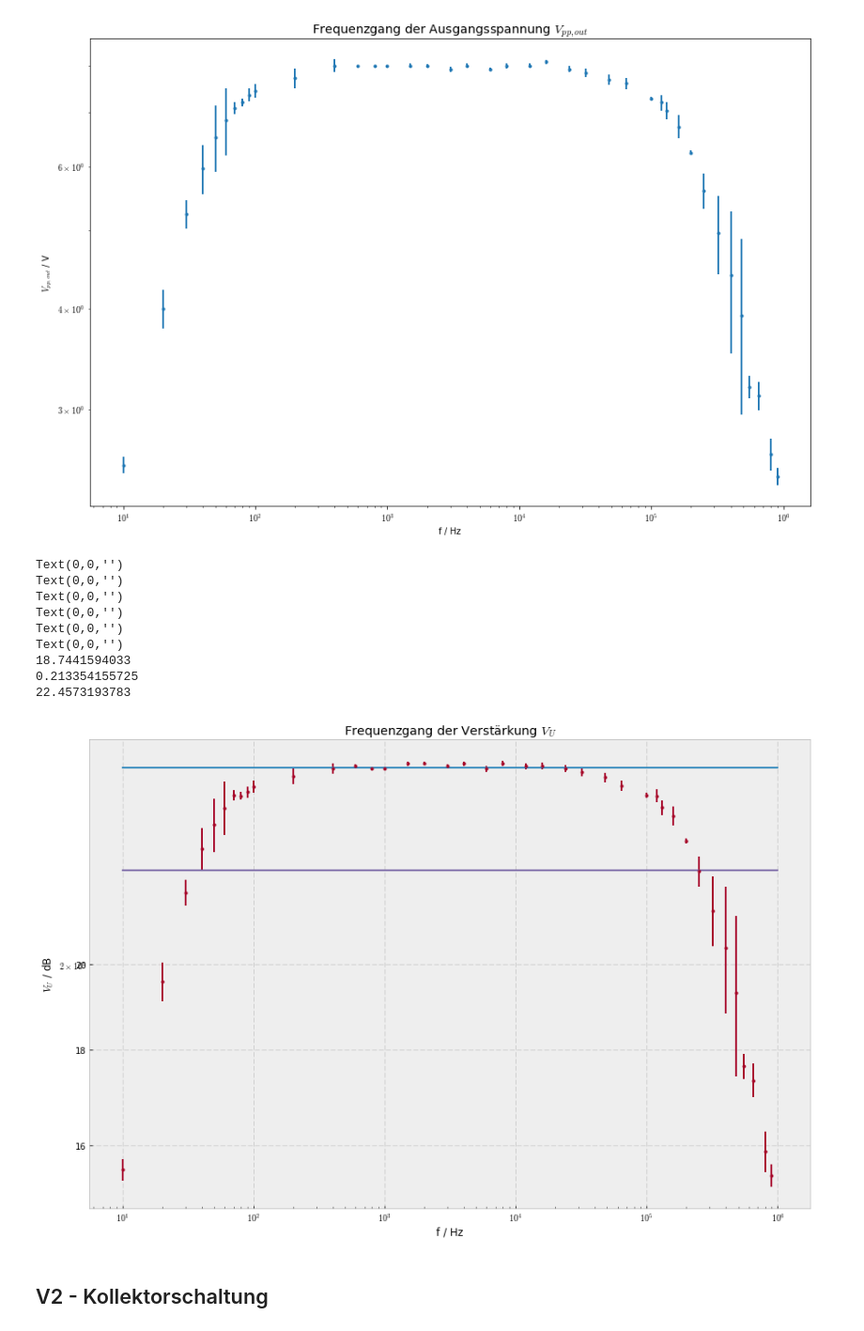
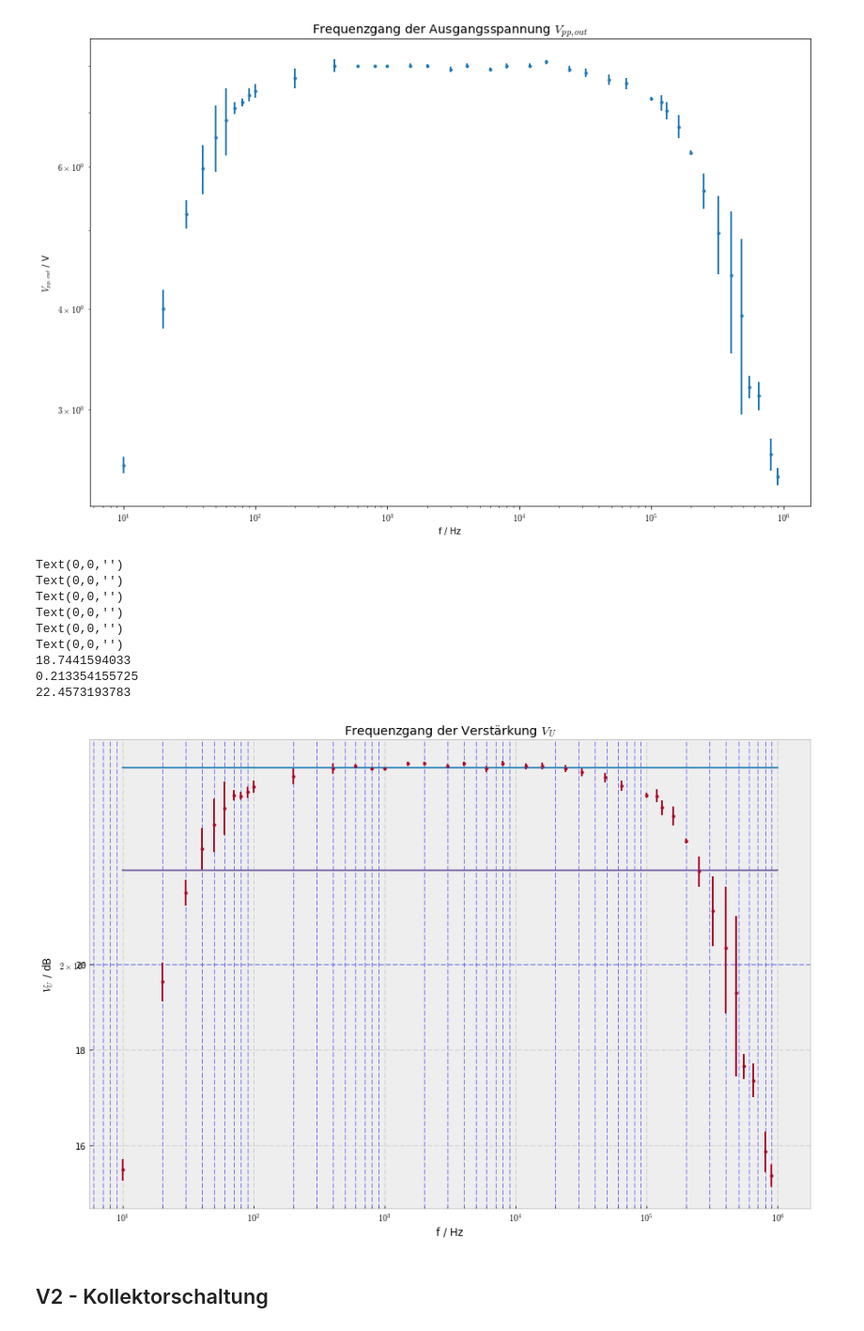
Before and after one commit to acereca/FP, a Jupyter notebook: E01 - Grundpraktikum Elektronik/E01.ipynb, the cells around one changed output. Shown: that part at 94% size. Drawn from its saved outputs; the diff is of its cells as text; code cells hidden in the pictures.

Commit message:
updated plot for ex1 2

```diff
--- a/E01 - Grundpraktikum Elektronik/E01.ipynb
+++ b/E01 - Grundpraktikum Elektronik/E01.ipynb
@@ -81,35 +81,35 @@ verst = vppout/vppin*1000
 # 200Hz - 64kHz
 mean_verst = np.sum(unumpy.nominal_values(verst)[10:26])/16
 mean_verst_dev = np.sum(unumpy.std_devs(verst)[10:26])/16
 plotformat(xlabel='f / Hz', ylabel='$V_U$ / dB',\
            xscale='log', yscale='log',\
            title='Frequenzgang der Verstärkung $V_U$',\
            yticks=[6,8,10,12,14,16,18,20])
 
 fitdata = np.logspace(1,6,1E3)
 db = lambda x: 20*np.log10(x)
 plt.plot(fitdata, db([mean_verst for i in range(len(fitdata))]))
 plt.errorbar(data[:,0], db([verst[i].n for i in range(len(verst))]),\
              xerr=data[:,1],\
              yerr=db(unumpy.nominal_values(verst)+unumpy.std_devs(verst)) - db(unumpy.nominal_values(verst)), fmt='.')
 plt.plot(fitdata, db([mean_verst for i in range(len(fitdata))])-3)
-
+plt.grid(b=True, which='minor', color='', linestyle='--')
 print(mean_verst)
 print(mean_verst_dev)
 print(db(mean_verst)-3)
 plt.savefig('1-freqU.png')
 #pd.DataFrame(verst)
 # %% [output]
 Text(0,0,'')
 Text(0,0,'')
 Text(0,0,'')
 Text(0,0,'')
 Text(0,0,'')
 Text(0,0,'')
 18.7441594033
 0.213354155725
 22.4573193783
-[figure, old version]
+[figure, new version]
 # %% [markdown]
 ## V2 - Kollektorschaltung
 # %%
```
Also changed, not shown: 1 other file.
